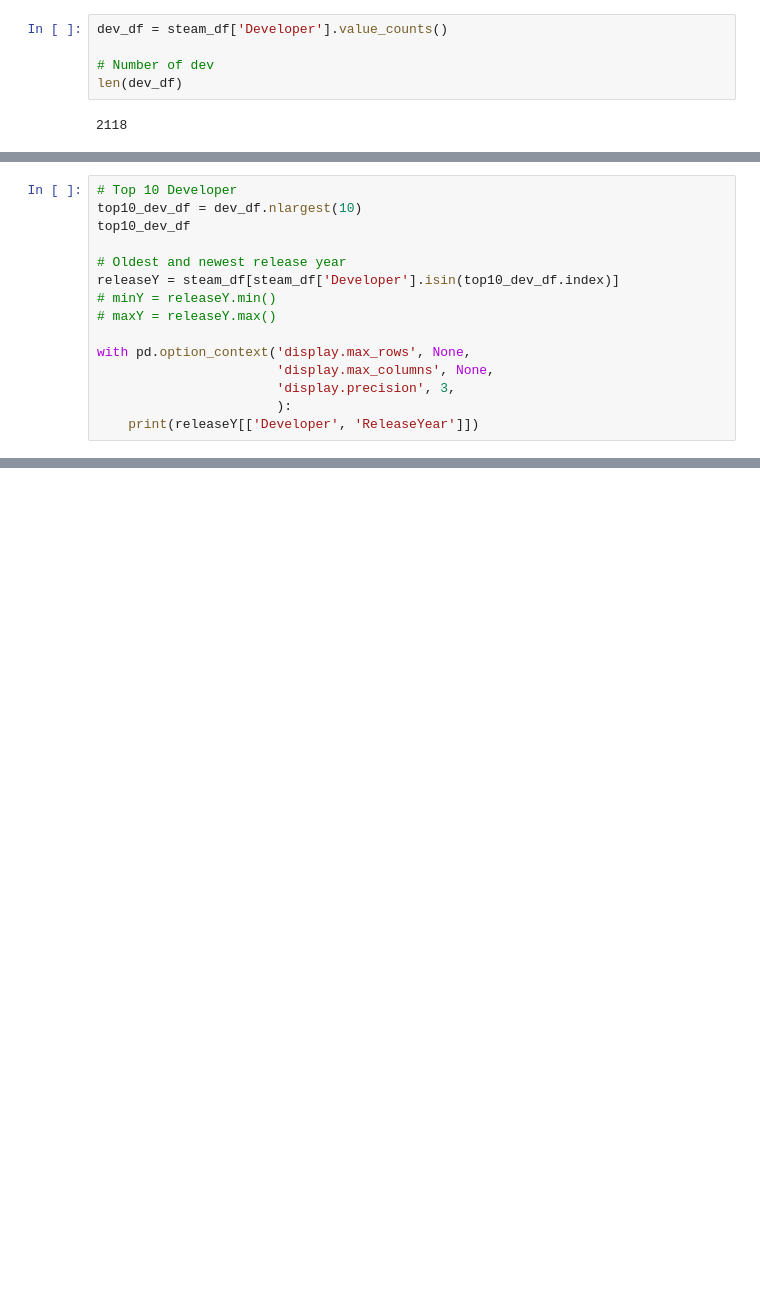
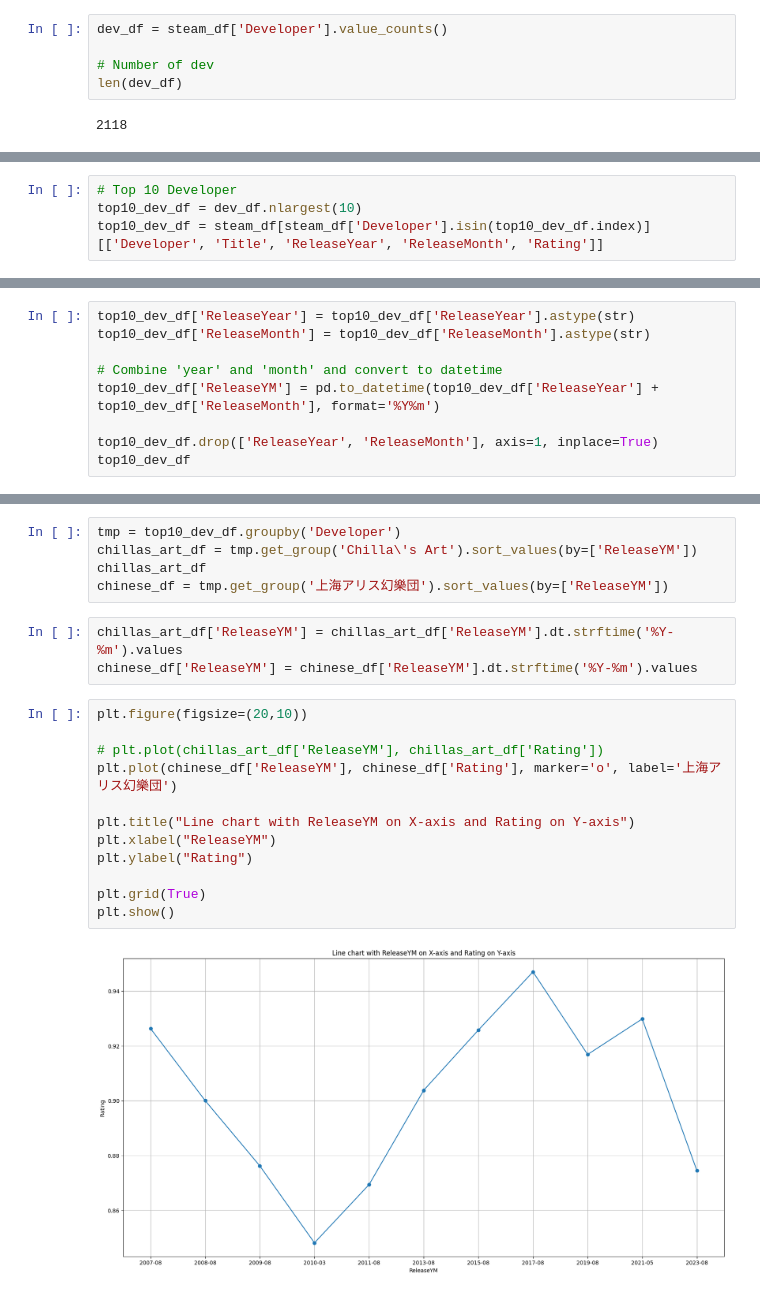
Before and after one commit to cheesepp/steam_game_ratings, a Jupyter notebook: EDA.ipynb, the cells around one changed output, grey strips where cells are left out. Drawn from its saved outputs; the diff is of its cells as text; blank space fills up the shorter version.

Commit message:
Update plot chart

```diff
--- a/EDA.ipynb
+++ b/EDA.ipynb
@@ -37,15 +40,4 @@ Sau đó ta xét các năm ra mắt game của top 10 nhà phát triển để
 # %%
 # Top 10 Developer
 top10_dev_df = dev_df.nlargest(10)
-top10_dev_df
-
-# Oldest and newest release year
-releaseY = steam_df[steam_df['Developer'].isin(top10_dev_df.index)]
-# minY = releaseY.min()
-# maxY = releaseY.max()
-
-with pd.option_context('display.max_rows', None,
-                       'display.max_columns', None,
-                       'display.precision', 3,
-                       ):
-    print(releaseY[['Developer', 'ReleaseYear']])
+top10_dev_df = steam_df[steam_df['Developer'].isin(top10_dev_df.index)][['Developer', 'Title', 'ReleaseYear', 'ReleaseMonth', 'Rating']]
@@ -69,0 +44,9 @@ with pd.option_context('display.max_rows', None,
+# %%
+top10_dev_df['ReleaseYear'] = top10_dev_df['ReleaseYear'].astype(str)
+top10_dev_df['ReleaseMonth'] = top10_dev_df['ReleaseMonth'].astype(str)
+
+# Combine 'year' and 'month' and convert to datetime
+top10_dev_df['ReleaseYM'] = pd.to_datetime(top10_dev_df['ReleaseYear'] + top10_dev_df['ReleaseMonth'], format='%Y%m')
+
+top10_dev_df.drop(['ReleaseYear', 'ReleaseMonth'], axis=1, inplace=True)
+top10_dev_df
@@ -69,0 +67,22 @@ with pd.option_context('display.max_rows', None,
+# %%
+tmp = top10_dev_df.groupby('Developer')
+chillas_art_df = tmp.get_group('Chilla\'s Art').sort_values(by=['ReleaseYM'])
+chillas_art_df
+chinese_df = tmp.get_group('上海アリス幻樂団').sort_values(by=['ReleaseYM'])
+# %%
+chillas_art_df['ReleaseYM'] = chillas_art_df['ReleaseYM'].dt.strftime('%Y-%m').values
+chinese_df['ReleaseYM'] = chinese_df['ReleaseYM'].dt.strftime('%Y-%m').values
+# %%
+plt.figure(figsize=(20,10))
+
+# plt.plot(chillas_art_df['ReleaseYM'], chillas_art_df['Rating'])
+plt.plot(chinese_df['ReleaseYM'], chinese_df['Rating'], marker='o', label='上海アリス幻樂団')
+
+plt.title("Line chart with ReleaseYM on X-axis and Rating on Y-axis")
+plt.xlabel("ReleaseYM")
+plt.ylabel("Rating")
+
+plt.grid(True)
+plt.show()
+# %% [output]
+[figure, added]
```
Also changed, not shown: parts of 5 cells of this notebook.
